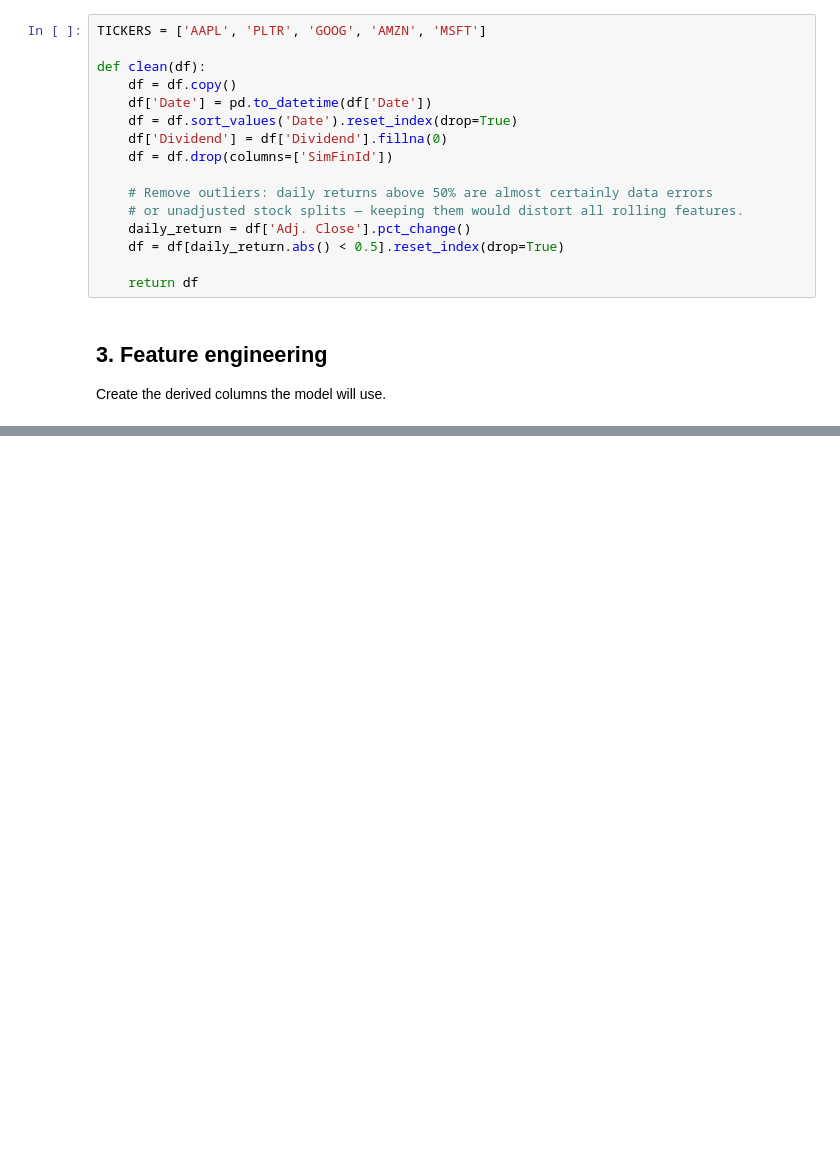
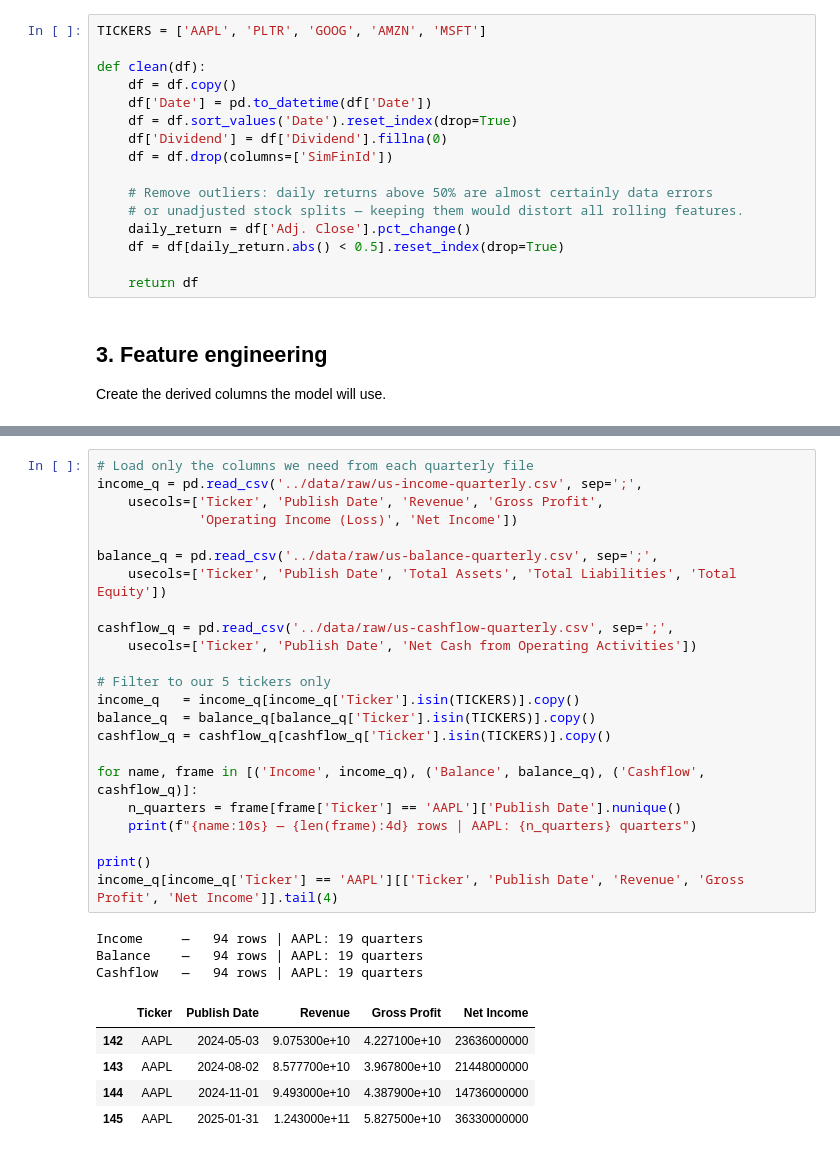
Before and after one commit to MarianGarabana/TradingSystemAutomation, a Jupyter notebook: notebooks/etl_exploration.ipynb, the cells around one changed output, grey strips where cells are left out. Drawn from its saved outputs; the diff is of its cells as text; blank space fills up the shorter version.

```diff
--- a/notebooks/etl_exploration.ipynb
+++ b/notebooks/etl_exploration.ipynb
@@ -170,0 +193,32 @@ MSFT: 1217 rows saved
+# %%
+# Load only the columns we need from each quarterly file
+income_q = pd.read_csv('../data/raw/us-income-quarterly.csv', sep=';',
+    usecols=['Ticker', 'Publish Date', 'Revenue', 'Gross Profit',
+             'Operating Income (Loss)', 'Net Income'])
+
+balance_q = pd.read_csv('../data/raw/us-balance-quarterly.csv', sep=';',
+    usecols=['Ticker', 'Publish Date', 'Total Assets', 'Total Liabilities', 'Total Equity'])
+
+cashflow_q = pd.read_csv('../data/raw/us-cashflow-quarterly.csv', sep=';',
+    usecols=['Ticker', 'Publish Date', 'Net Cash from Operating Activities'])
+
+# Filter to our 5 tickers only
+income_q   = income_q[income_q['Ticker'].isin(TICKERS)].copy()
+balance_q  = balance_q[balance_q['Ticker'].isin(TICKERS)].copy()
+cashflow_q = cashflow_q[cashflow_q['Ticker'].isin(TICKERS)].copy()
+
+for name, frame in [('Income', income_q), ('Balance', balance_q), ('Cashflow', cashflow_q)]:
+    n_quarters = frame[frame['Ticker'] == 'AAPL']['Publish Date'].nunique()
+    print(f"{name:10s} — {len(frame):4d} rows | AAPL: {n_quarters} quarters")
+
+print()
+income_q[income_q['Ticker'] == 'AAPL'][['Ticker', 'Publish Date', 'Revenue', 'Gross Profit', 'Net Income']].tail(4)
+# %% [output]
+Income     —   94 rows | AAPL: 19 quarters
+Balance    —   94 rows | AAPL: 19 quarters
+Cashflow   —   94 rows | AAPL: 19 quarters
+|  | Ticker | Publish Date | Revenue | Gross Profit | Net Income |
+| 142 | AAPL | 2024-05-03 | 9.075300e+10 | 4.227100e+10 | 23636000000 |
+| 143 | AAPL | 2024-08-02 | 8.577700e+10 | 3.967800e+10 | 21448000000 |
+| 144 | AAPL | 2024-11-01 | 9.493000e+10 | 4.387900e+10 | 14736000000 |
+| 145 | AAPL | 2025-01-31 | 1.243000e+11 | 5.827500e+10 | 36330000000 |
```
Also changed, not shown: parts of 14 cells of this notebook, 3 other files.
